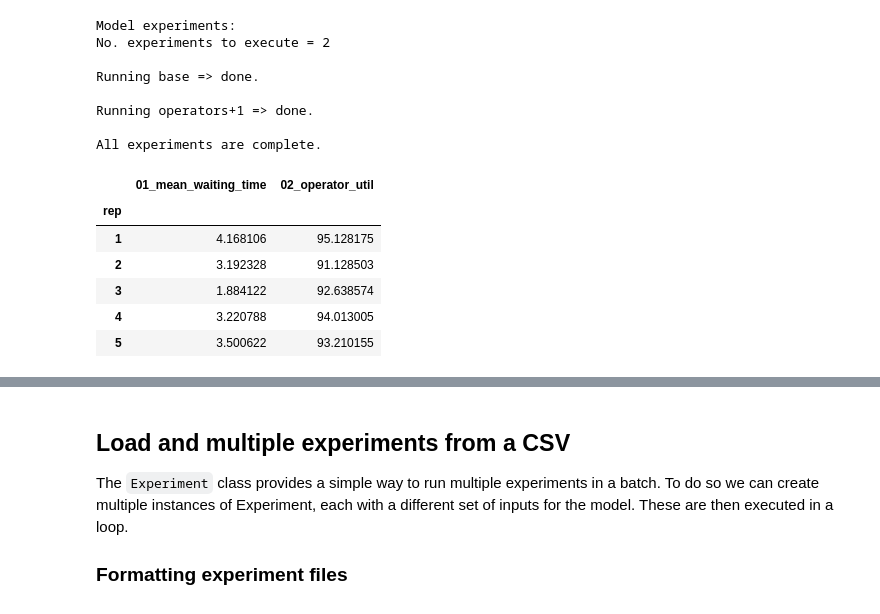
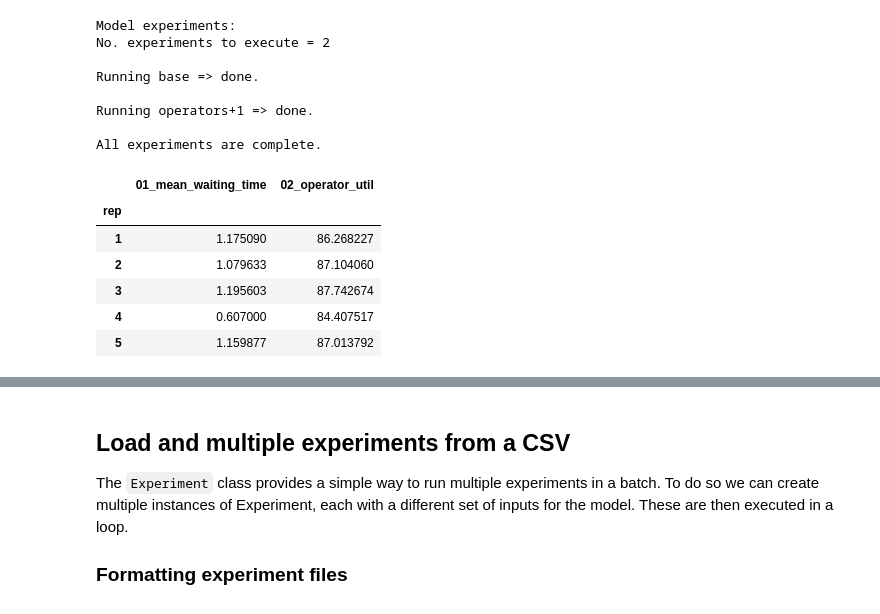
Before and after one commit to pythonhealthdatascience/intro-open-sim, a Jupyter notebook: content/07_experiments.ipynb, the cells around one changed output, grey strips where cells are left out. Saved outputs shown, nothing was run; the diff lists cells and outputs as text; code cells hidden in the pictures.

Commit message:
feat(exper): completed notebook

```diff
--- a/content/07_experiments.ipynb
+++ b/content/07_experiments.ipynb
@@ -37,9 +37,9 @@ CALL_LOW = 5.0
 CALL_MODE = 7.0
 CALL_HIGH = 10.0
 
-# Seeds for arrival and service time distributions (for repeatable single run)
-ARRIVAL_SEED = 42
-CALL_SEED = 101
+# sampling settings
+N_STREAMS = 2
+DEFAULT_RND_SET = 0
 
 # Boolean switch to simulation results as the model runs
 TRACE = False
@@ -325,7 +369,7 @@ def arrivals_generator(env, args):
 # %% [markdown]
 ## 5. A single run wrapper function
 # %%
-def single_run(experiment, rc_period=RESULTS_COLLECTION_PERIOD):
+def single_run(experiment, rep=0, rc_period=RESULTS_COLLECTION_PERIOD):
     """
     Perform a single run of the model and return the results
 
@@ -341,6 +385,10 @@ def single_run(experiment, rc_period=RESULTS_COLLECTION_PERIOD):
 
     # reset all result collection variables
     experiment.init_results_variables()
+
+    # set random number set to the replication no.
+    # this controls sampling for the run.
+    experiment.set_random_no_set(rep)
 
     # environment is (re)created inside single run
     env = simpy.Environment()
@@ -380,10 +428,10 @@ Operator Utilisation 93.25%
 # %% [markdown]
 ## Multiple Replications
 # %%
-def multiple_replications(experiment,
-                          rc_period=RESULTS_COLLECTION_PERIOD,
-                          n_reps=5):
-    '''
+def multiple_replications(
+    experiment, rc_period=RESULTS_COLLECTION_PERIOD, n_reps=5
+):
+    """
     Perform multiple replications of the model.
 
     Params:
@@ -401,15 +449,15 @@ def multiple_replications(experiment,
     Returns:
     --------
     pandas.DataFrame
-    '''
+    """
 
     # loop over single run to generate results dicts in a python list.
-    results = [single_run(experiment, rc_period) for rep in range(n_reps)]
+    results = [single_run(experiment, rep, rc_period) for rep in range(n_reps)]
 
     # format and return results in a dataframe
     df_results = pd.DataFrame(results)
-    df_results.index = np.arange(1, len(df_results)+1)
-    df_results.index.name = 'rep'
+    df_results.index = np.arange(1, len(df_results) + 1)
+    df_results.index.name = "rep"
     return df_results
 # %%
 TRACE = False
@@ -502,14 +550,14 @@ Running operators+1 => done.
 
 All experiments are complete.
 # %%
-experiment_results['base']
+experiment_results["operators+1"]
 # %% [output]
 |  | 01_mean_waiting_time | 02_operator_util |
 | rep |  |  |
-| 1 | 4.168106 | 95.128175 |
-| 2 | 3.192328 | 91.128503 |
-| 3 | 1.884122 | 92.638574 |
-| 4 | 3.220788 | 94.013005 |
-| 5 | 3.500622 | 93.210155 |
+| 1 | 1.175090 | 86.268227 |
+| 2 | 1.079633 | 87.104060 |
+| 3 | 1.195603 | 87.742674 |
+| 4 | 0.607000 | 84.407517 |
+| 5 | 1.159877 | 87.013792 |
 # %%
 def experiment_summary_frame(experiment_results):
```
Also changed, not shown: parts of 17 cells of this notebook, 2 other files.
